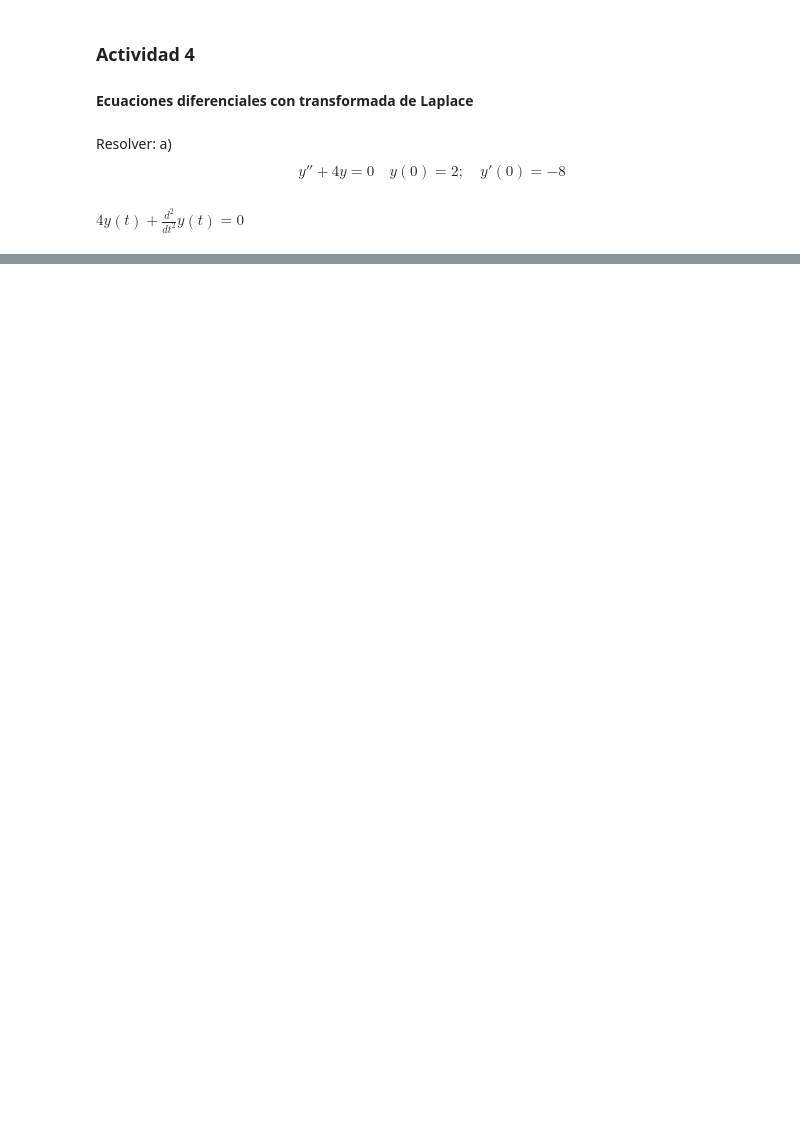
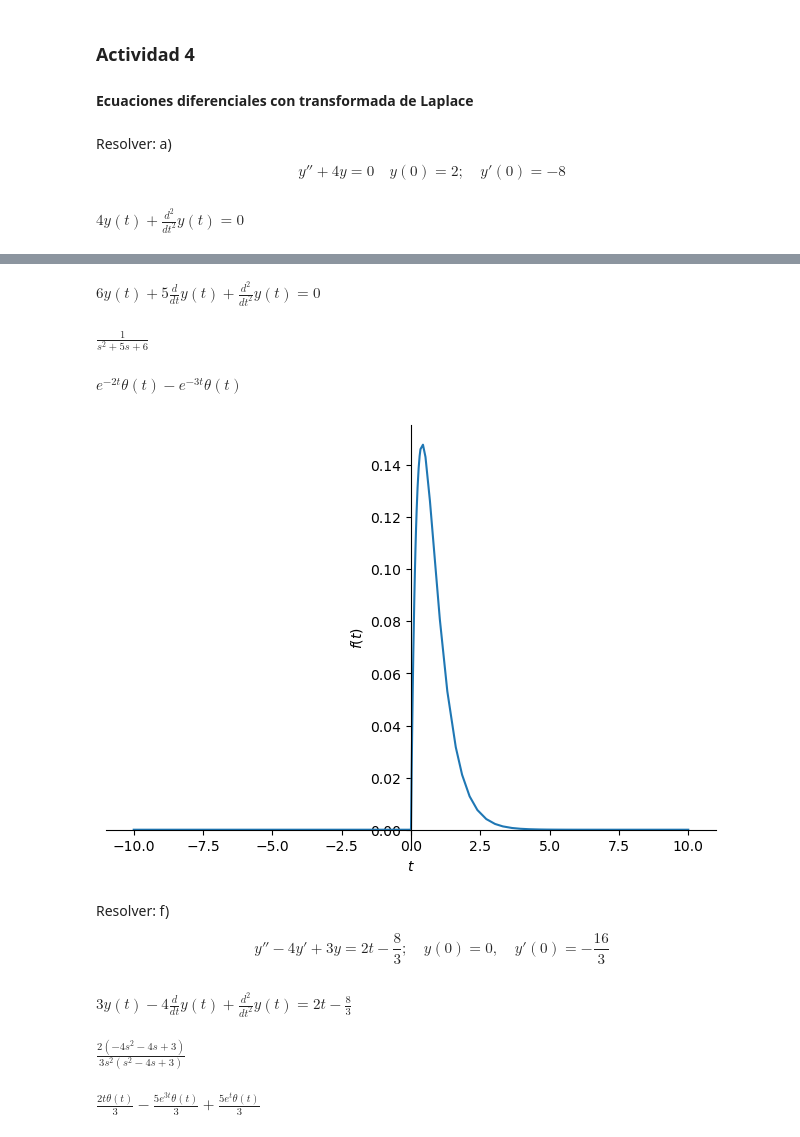
Before and after one commit to JaviMH24/Topicos-de-Ecuaciones-Diferenciales, a Jupyter notebook: Actividad_4.ipynb, the cells around one changed output, grey strips where cells are left out. Cells and saved outputs as stored; diff of their text form; code cells hidden in the pictures; blank space fills up the shorter version.

```diff
--- a/Actividad_4.ipynb
+++ b/Actividad_4.ipynb
@@ -25,0 +143,38 @@ AttributeError: 'Equality' object has no attribute 'as_independent'
+# %%
+t,s=sp.symbols("t,s")
+y=sp.Function('y')
+ode=sp.Eq(sp.Derivative(y(t),t,t)+ 5*sp.Derivative(y(t),t) +6*y(t),0)
+ode
+# %% [output]
+$\displaystyle 6 y{\left(t \right)} + 5 \frac{d}{d t} y{\left(t \right)} + \frac{d^{2}}{d t^{2}} y{\left(t \right)} = 0$
+# %%
+Fs = sp.laplace_transform(ode.lhs, t, s, noconds=True) - sp.laplace_transform(ode.rhs, t, s, noconds=True)
+# Sustituir las condiciones iniciales en la transformada de Laplace
+Y = sp.Function('Y')(s)  # Función transformada en el dominio de s
+Fs = Fs.subs(sp.laplace_transform(y(t), t, s, noconds=True), Y)
+Fs = Fs.subs({y(0): 0, y(t).diff(t).subs(t, 0): 1})
+# %%
+Ys = sp.solve(Fs, Y)[0]
+Ys
+# %% [output]
+$\displaystyle \frac{1}{s^{2} + 5 s + 6}$
+# %%
+yt = sp.inverse_laplace_transform(Ys, s, t)
+yt
+# %% [output]
+$\displaystyle e^{- 2 t} \theta\left(t\right) - e^{- 3 t} \theta\left(t\right)$
+# %%
+c4=sp.plotting.plot(yt)
+# %% [output]
+[figure, added]
+# %% [markdown]
+Resolver: f)
+
+$$ y''-4y' +3y=2t-\frac{8}{3}; \quad y(0)=0, \quad y'(0)=-\frac{16}{3}$$
+# %%
+t,s=sp.symbols("t,s")
+y=sp.Function('y')
+ode=sp.Eq(sp.Derivative(y(t),t,t)-4*sp.Derivative(y(t),t) +3*y(t),2*t-sp.Rational(8,3))
+ode
+# %% [output]
+$\displaystyle 3 y{\left(t \right)} - 4 \frac{d}{d t} y{\left(t \right)} + \frac{d^{2}}{d t^{2}} y{\left(t \right)} = 2 t - \frac{8}{3}$
@@ -25,0 +187,10 @@ AttributeError: 'Equality' object has no attribute 'as_independent'
+# %%
+Ys = sp.solve(Fs, Y)[0]
+Ys
+# %% [output]
+$\displaystyle \frac{2 \left(- 4 s^{2} - 4 s + 3\right)}{3 s^{2} \left(s^{2} - 4 s + 3\right)}$
+# %%
+yt = sp.inverse_laplace_transform(Ys, s, t)
+yt
+# %% [output]
+$\displaystyle \frac{2 t \theta\left(t\right)}{3} - \frac{5 e^{3 t} \theta\left(t\right)}{3} + \frac{5 e^{t} \theta\left(t\right)}{3}$
```
Also changed, not shown: parts of 42 cells of this notebook.
